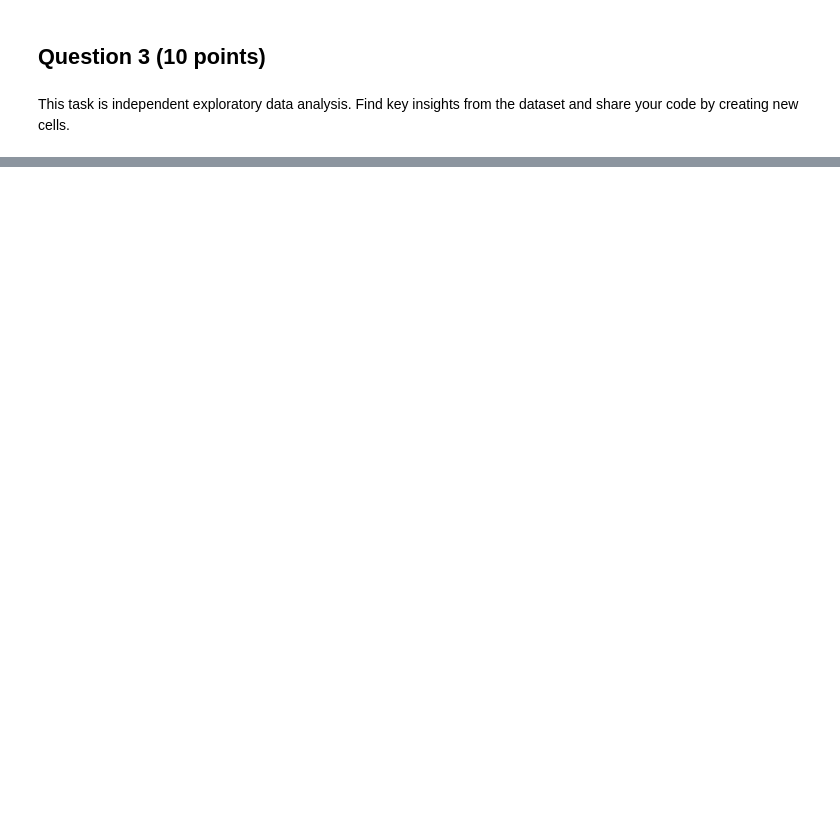
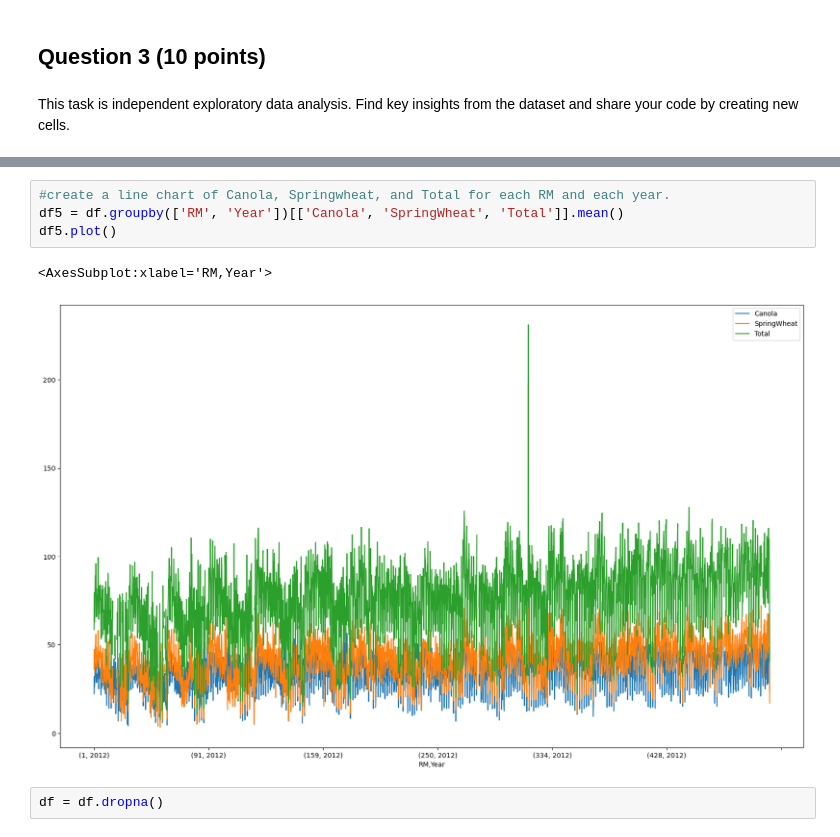
Before and after one commit to Metaluv/Palette_Training, a Jupyter notebook: Palette_training_4-main/Assignment_4.ipynb, the cells around one changed output, grey strips where cells are left out. Cells and saved outputs as stored; diff of their text form; blank space fills up the shorter version.

```diff
--- a/Palette_training_4-main/Assignment_4.ipynb
+++ b/Palette_training_4-main/Assignment_4.ipynb
@@ -149,0 +287,9 @@ This task is independent exploratory data analysis. Find key insights from the d
+# %%
+#create a line chart of Canola, Springwheat, and Total for each RM and each year.
+df5 = df.groupby(['RM', 'Year'])[['Canola', 'SpringWheat', 'Total']].mean()
+df5.plot()
+# %% [output]
+<AxesSubplot:xlabel='RM,Year'>
+[figure, added]
+# %%
+df = df.dropna()
```
Also changed, not shown: parts of 16 cells of this notebook.
